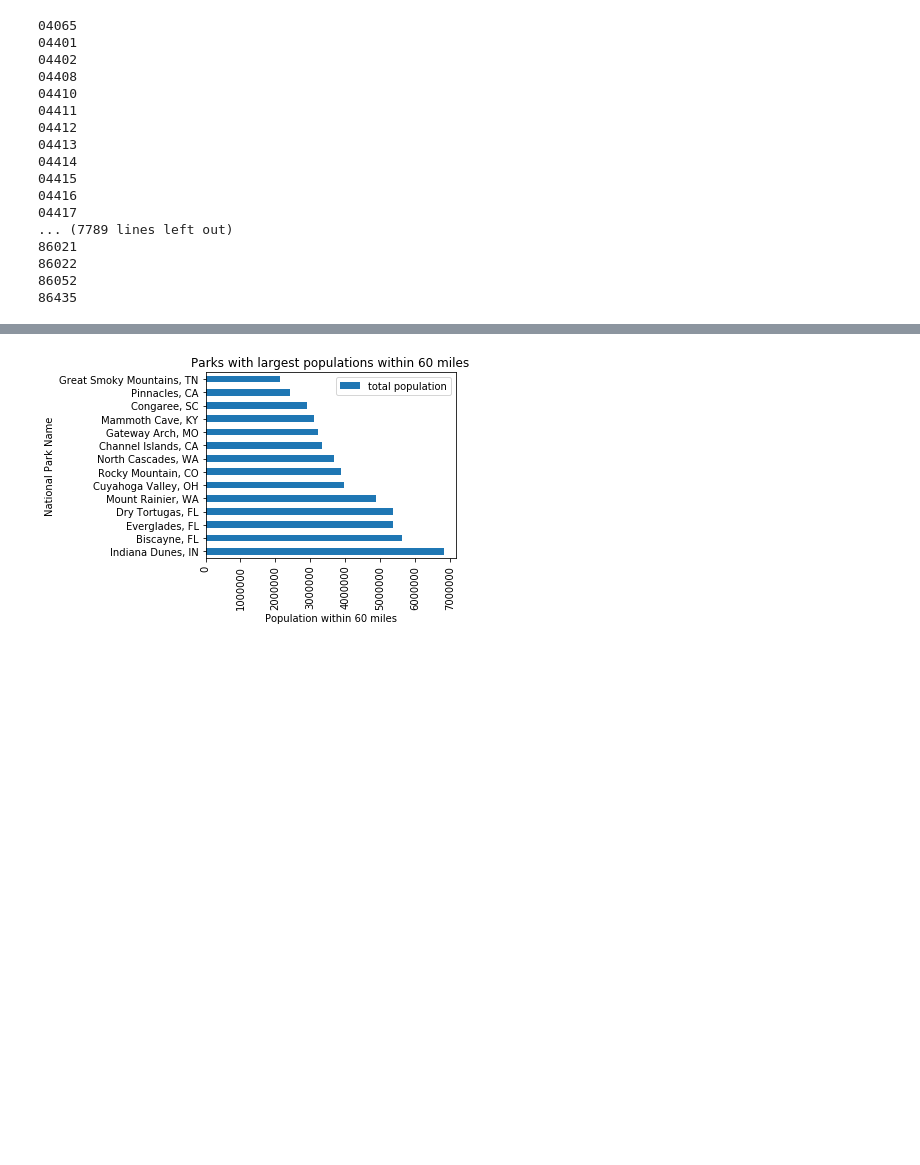
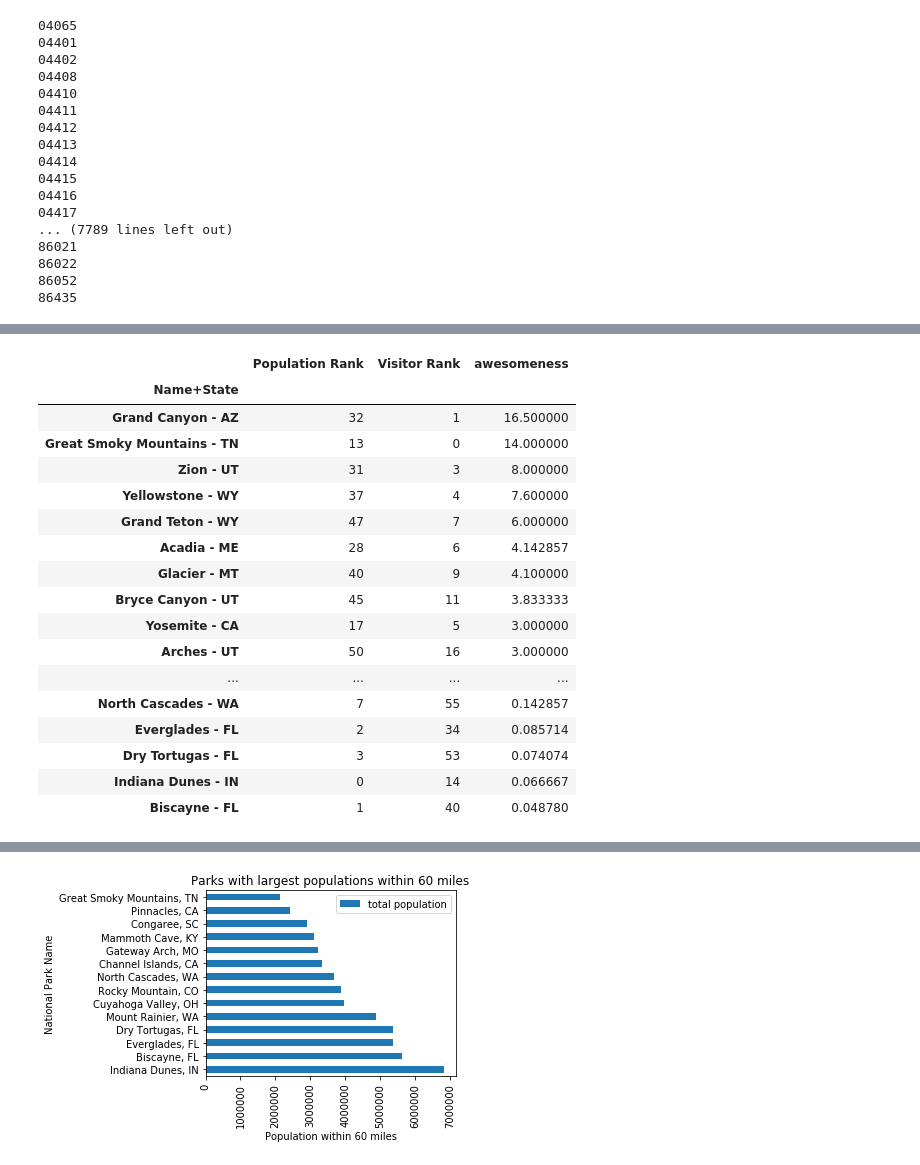
Before and after one commit to theaddies/bootcamp_project_1, a Jupyter notebook: NP_zip_code_radius.ipynb, the cells around one changed output, grey strips where cells are left out. Cells and saved outputs as stored; diff of their text form; code cells hidden in the pictures; blank space fills up the shorter version.

```diff
--- a/NP_zip_code_radius.ipynb
+++ b/NP_zip_code_radius.ipynb
@@ -204,0 +244,7 @@ park_zip_code_population
+# %%
+park_population_rank_df = park_zip_code_population.sort_values(by = 'total population', ascending = False)[['Name','State']].reset_index(drop = True)
+
+park_population_rank_df['Population Rank'] = park_population_rank_df.index
+
+park_population_rank_df.set_index('Name', inplace = True)
+park_population_rank_df
@@ -204,0 +270,7 @@ park_zip_code_population
+# %%
+park_visitor_rank_df = park_zip_code_population.sort_values(by = 'Recreation visitors', ascending = False)[['Name','State']].reset_index(drop = True)
+park_visitor_rank_df
+park_visitor_rank_df['Visitor Rank'] = park_visitor_rank_df.index
+
+park_visitor_rank_df.set_index('Name', inplace = True)
+park_visitor_rank_df
@@ -204,0 +296,29 @@ park_zip_code_population
+# %%
+park_population_visitor_rank_df = park_population_rank_df.join(other = park_visitor_rank_df, rsuffix='_',).drop(columns = 'State_')
+park_population_visitor_rank_df['awesomeness'] = (park_population_visitor_rank_df['Population Rank']+1)/(park_population_visitor_rank_df['Visitor Rank']+1)
+park_awesomeness_ranking = park_population_visitor_rank_df.sort_values(by = 'awesomeness', ascending = False)
+park_awesomeness_ranking['Name'] = park_awesomeness_ranking.index
+park_awesomeness_ranking['Name+State'] = park_awesomeness_ranking['Name'] + " - " + park_awesomeness_ranking['State']
+
+park_awesomeness_ranking.set_index('Name+State', inplace = True)
+park_awesomeness_ranking = park_awesomeness_ranking.drop(columns = ['Name','State'])
+park_awesomeness_ranking
+# %% [output]
+|  | Population Rank | Visitor Rank | awesomeness |
+| Name+State |  |  |  |
+| Grand Canyon - AZ | 32 | 1 | 16.500000 |
+| Great Smoky Mountains - TN | 13 | 0 | 14.000000 |
+| Zion - UT | 31 | 3 | 8.000000 |
+| Yellowstone - WY | 37 | 4 | 7.600000 |
+| Grand Teton - WY | 47 | 7 | 6.000000 |
+| Acadia - ME | 28 | 6 | 4.142857 |
+| Glacier - MT | 40 | 9 | 4.100000 |
+| Bryce Canyon - UT | 45 | 11 | 3.833333 |
+| Yosemite - CA | 17 | 5 | 3.000000 |
+| Arches - UT | 50 | 16 | 3.000000 |
+| ... | ... | ... | ... |
+| North Cascades - WA | 7 | 55 | 0.142857 |
+| Everglades - FL | 2 | 34 | 0.085714 |
+| Dry Tortugas - FL | 3 | 53 | 0.074074 |
+| Indiana Dunes - IN | 0 | 14 | 0.066667 |
+| Biscayne - FL | 1 | 40 | 0.048780 |
```
Also changed, not shown: parts of 21 cells of this notebook, 2 other files.
